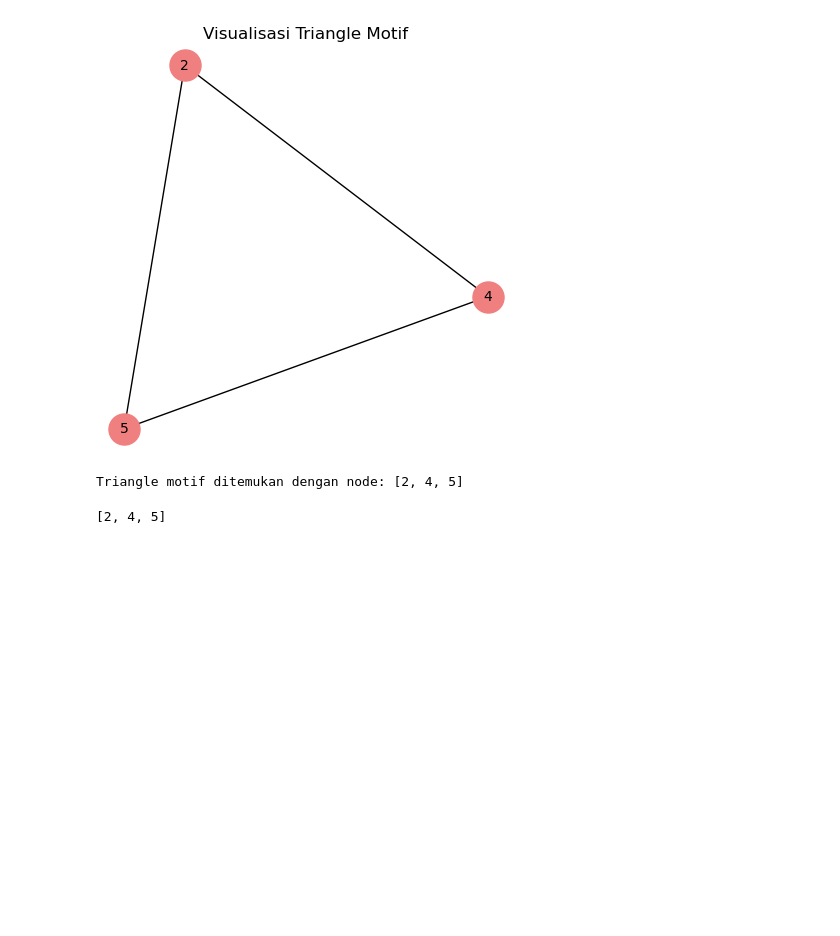
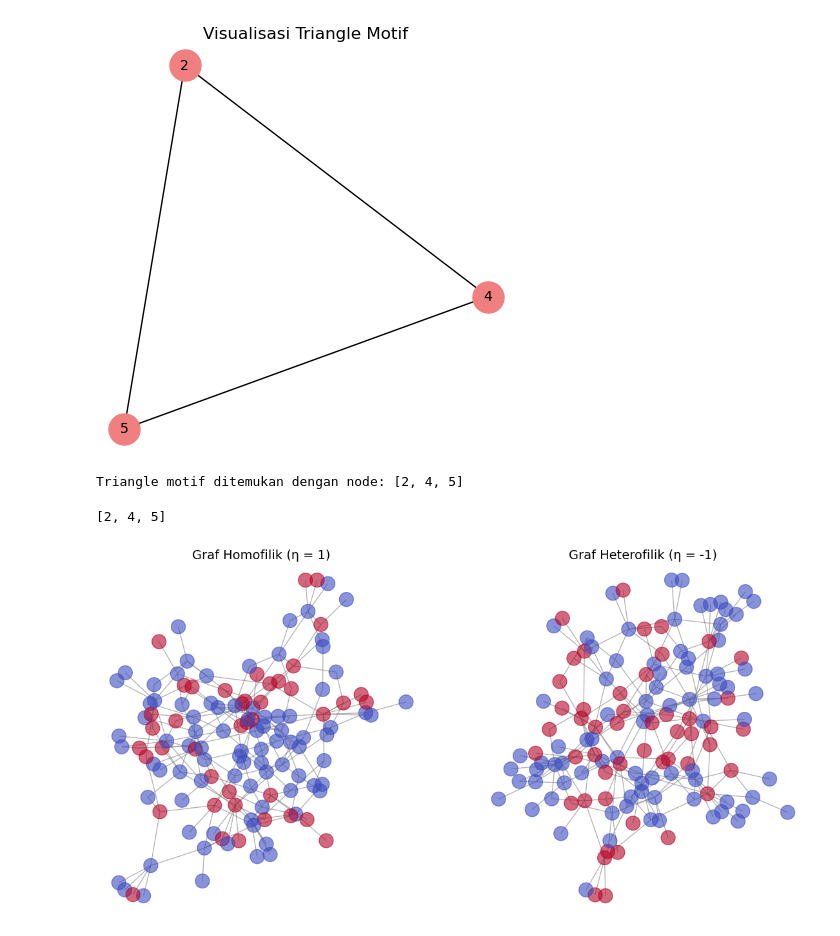
Before and after one commit to lingga24/graphXAI, a Jupyter notebook: shapeggen.ipynb, the cells around one changed output. Cells and saved outputs as stored; diff of their text form; code cells hidden in the pictures; blank space fills up the shorter version.

Commit message:
graph homophily and heterophily

```diff
--- a/shapeggen.ipynb
+++ b/shapeggen.ipynb
@@ -125,3 +125,89 @@ Jumlah kelas: 2
 [figure]
 Triangle motif ditemukan dengan node: [2, 4, 5]
 [2, 4, 5]
+# %%
+import matplotlib.pyplot as plt
+import networkx as nx
+import torch
+from graphxai.datasets import ShapeGGen
+
+# Fungsi untuk visualisasi dengan warna node berdasarkan labelnya
+def visualize_graph(dataset, title, ax):
+    """Visualisasi graf dengan warna node berdasarkan labelnya"""
+    G = nx.Graph()
+    edge_list = dataset.graph.edge_index.numpy().T  # Konversi edge ke numpy
+    G.add_edges_from(edge_list)
+
+    # Ambil label node
+    labels = dataset.graph.y.tolist()
+    # Buat warna berdasarkan label (menggunakan colormap coolwarm)
+    color_map = plt.get_cmap('coolwarm')  # Alternatif: 'viridis', 'plasma', 'coolwarm'
+    unique_labels = sorted(set(labels))
+    node_colors = [color_map(label / max(unique_labels)) for label in labels]
+
+    # Posisi tetap agar hasil visualisasi konsisten
+    pos = nx.spring_layout(G, seed=42)
+
+    # Visualisasi graf dengan warna kontras
+    nx.draw(G, pos, node_color=node_colors, with_labels=False,
+            node_size=250, edge_color='gray', alpha=0.6, ax=ax)
+
+    ax.set_title(title, fontsize=14)
+
+def compute_homophily_ratio(dataset):
+    """Menghitung homophily ratio dengan menampilkan jumlah edge antara label yang sama dan berbeda."""
+
+    G = nx.Graph()
+    edge_list = dataset.graph.edge_index.numpy().T  # Konversi edge_index ke numpy
+    G.add_edges_from(edge_list)
+
+    labels = dataset.graph.y.numpy()  # Label node
+    same_label_edges = 0  # Jumlah edge dengan label yang sama
+    diff_label_edges = 0  # Jumlah edge dengan label berbeda
+    total_edges = G.number_of_edges()
+
+    for u, v in G.edges():
+        if labels[u] == labels[v]:  # Jika kedua node memiliki label yang sama
+            same_label_edges += 1
+        else:
+            diff_label_edges += 1
+
+    homophily_ratio = same_label_edges / total_edges  # Rasio homofilik
+
+    print(f"Total Edges: {total_edges}")
+    print(f"Edges with same label: {same_label_edges}")
+    print(f"Edges with different label: {diff_label_edges}")
+    print(f"Homophily Ratio: {homophily_ratio:.3f}")
+
+    return homophily_ratio
+
+
+# Set seed untuk hasil yang lebih konsisten
+torch.manual_seed(42)
+
+# Dataset Homofilik (η = 1)
+dataset_homo = ShapeGGen(S='house', Ns=1200, p=0.008, ns=11,
+                        K=2, nf=11, ni=4, sf=0.8, cf=4, φ=0.5, η=1, L=3)
+
+# Dataset Heterofilik (η = -1)
+dataset_hetero = ShapeGGen(S='house', Ns=1200, p=0.008, ns=11,
+                        K=2, nf=11, ni=4, sf=0.8, cf=4, φ=0.5, η=-1, L=3)
+
+# Buat subplot untuk membandingkan kedua graf
+fig, axes = plt.subplots(1, 2, figsize=(14, 7))
+
+# Visualisasi Graf
+visualize_graph(dataset_homo, "Graf Homofilik (η = 1)", axes[0])
+visualize_graph(dataset_hetero, "Graf Heterofilik (η = -1)", axes[1])
+
+# Tampilkan hasil
+plt.show()
+
+# Hitung rasio homofilik
+print("\n📌 Homophily Ratio untuk Graf Homofilik:")
+homophily_homo = compute_homophily_ratio(dataset_homo)
+
+print("\n📌 Homophily Ratio untuk Graf Heterofilik:")
+homophily_hetero = compute_homophily_ratio(dataset_hetero)
+# %% [output]
+[figure, added]
```
Also changed, not shown: parts of 2 cells of this notebook.
